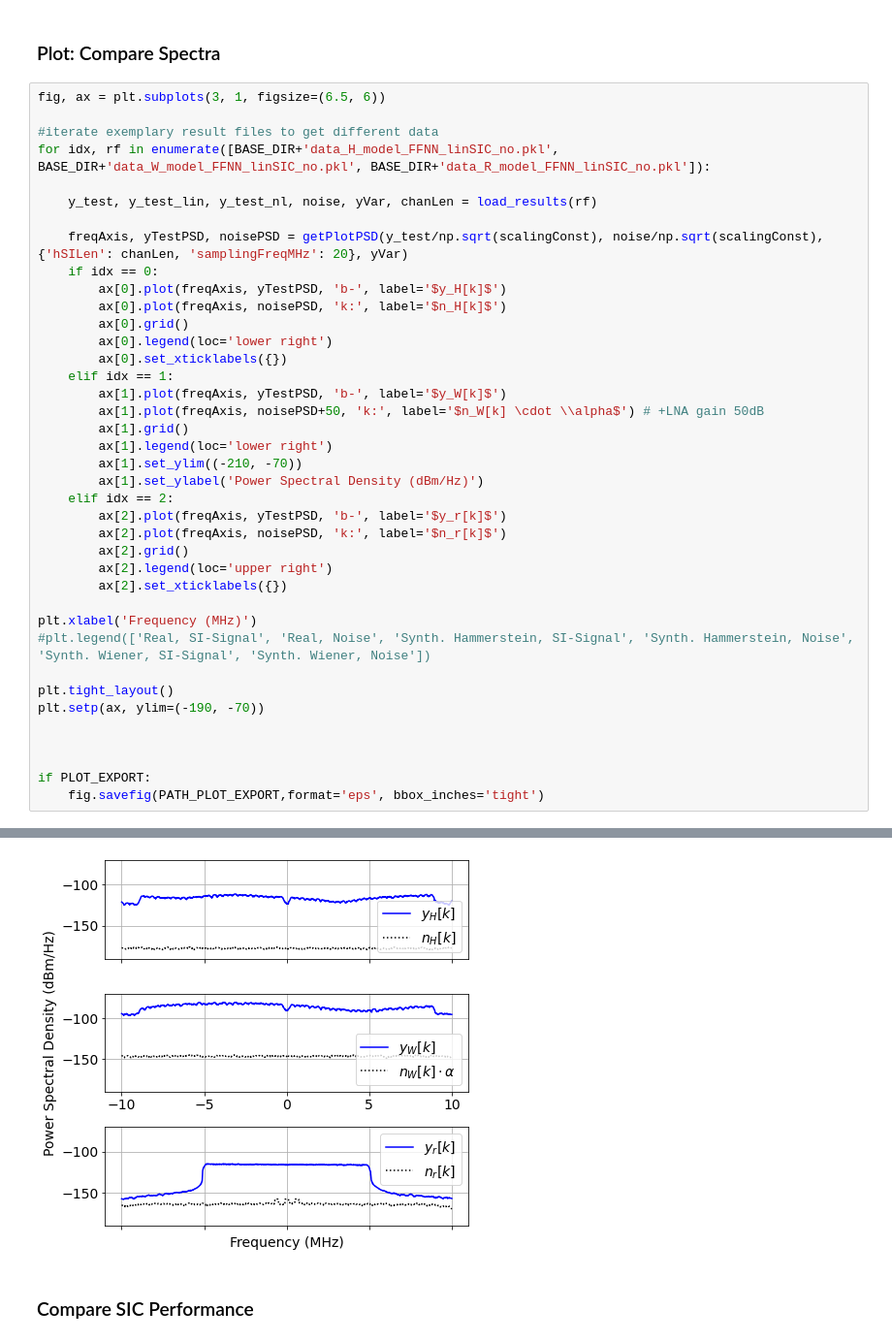
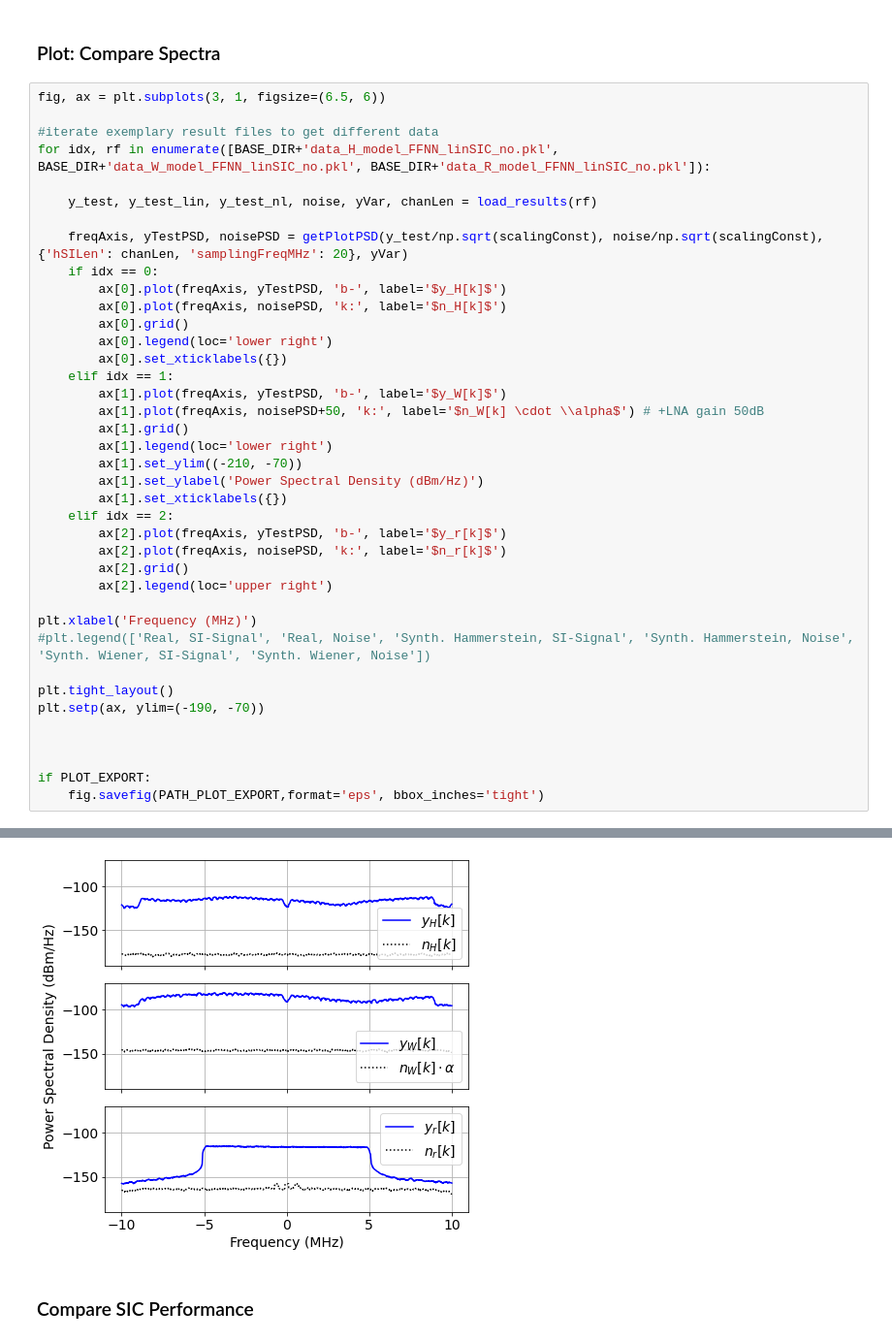
Before and after one commit to STHLabUOL/CrossCompareSICforIBFD, a Jupyter notebook: 2_summarize_SIC_results.ipynb, the cells around one changed output, grey strips where cells are left out. Shown: that part at 97% size. Drawn from its saved outputs; the diff is of its cells as text.

```diff
--- a/2_summarize_SIC_results.ipynb
+++ b/2_summarize_SIC_results.ipynb
@@ -94,12 +94,12 @@ for idx, rf in enumerate([BASE_DIR+'data_H_model_FFNN_linSIC_no.pkl', BASE_DIR+'
         ax[1].legend(loc='lower right')
         ax[1].set_ylim((-210, -70))
         ax[1].set_ylabel('Power Spectral Density (dBm/Hz)')
+        ax[1].set_xticklabels({})
     elif idx == 2:
         ax[2].plot(freqAxis, yTestPSD, 'b-', label='$y_r[k]$')
         ax[2].plot(freqAxis, noisePSD, 'k:', label='$n_r[k]$')
         ax[2].grid()
         ax[2].legend(loc='upper right')
-        ax[2].set_xticklabels({})
 
 plt.xlabel('Frequency (MHz)')
 #plt.legend(['Real, SI-Signal', 'Real, Noise', 'Synth. Hammerstein, SI-Signal', 'Synth. Hammerstein, Noise', 'Synth. Wiener, SI-Signal', 'Synth. Wiener, Noise'])
@@ -117,4 +115,4 @@ findfont: Font family ['normal'] not found. Falling back to DejaVu Sans.
-[figure, old version]
+[figure, new version]
 # %% [markdown]
 ### Compare SIC Performance
 # %%
```
Also changed, not shown: parts of 1 cell of this notebook.
